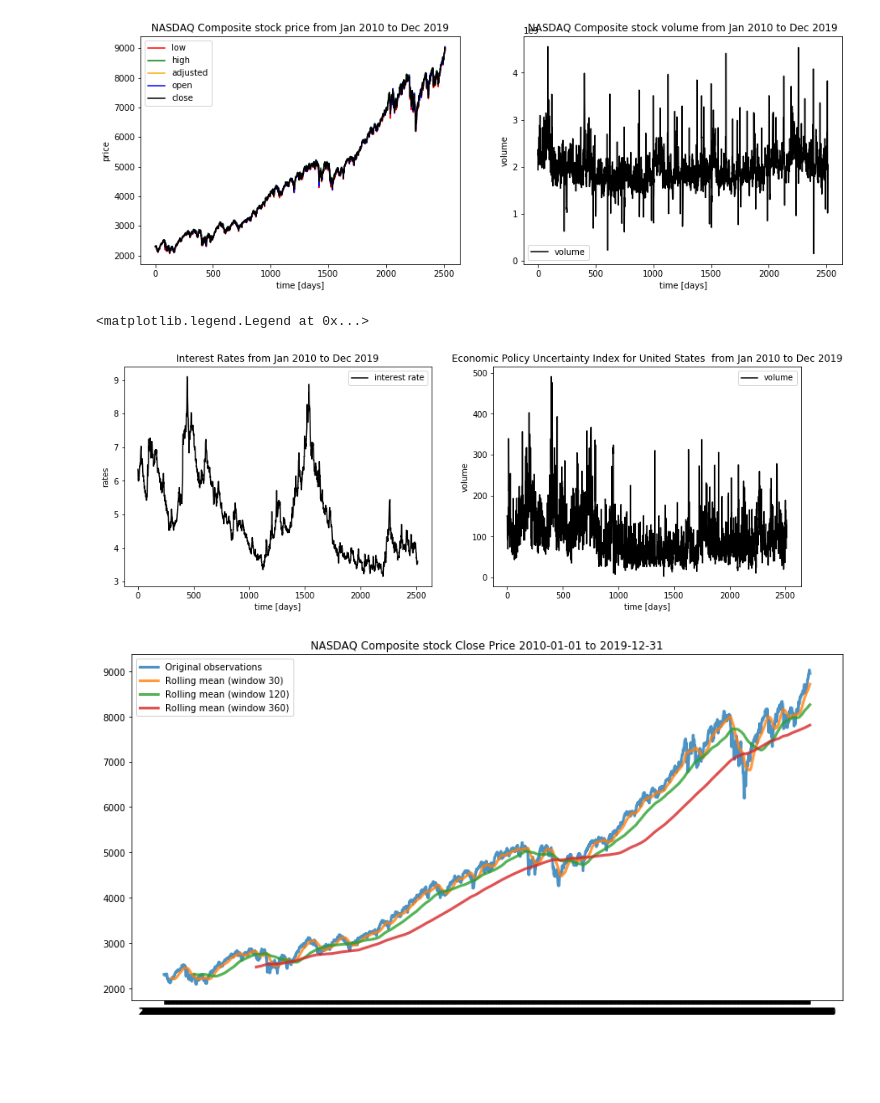
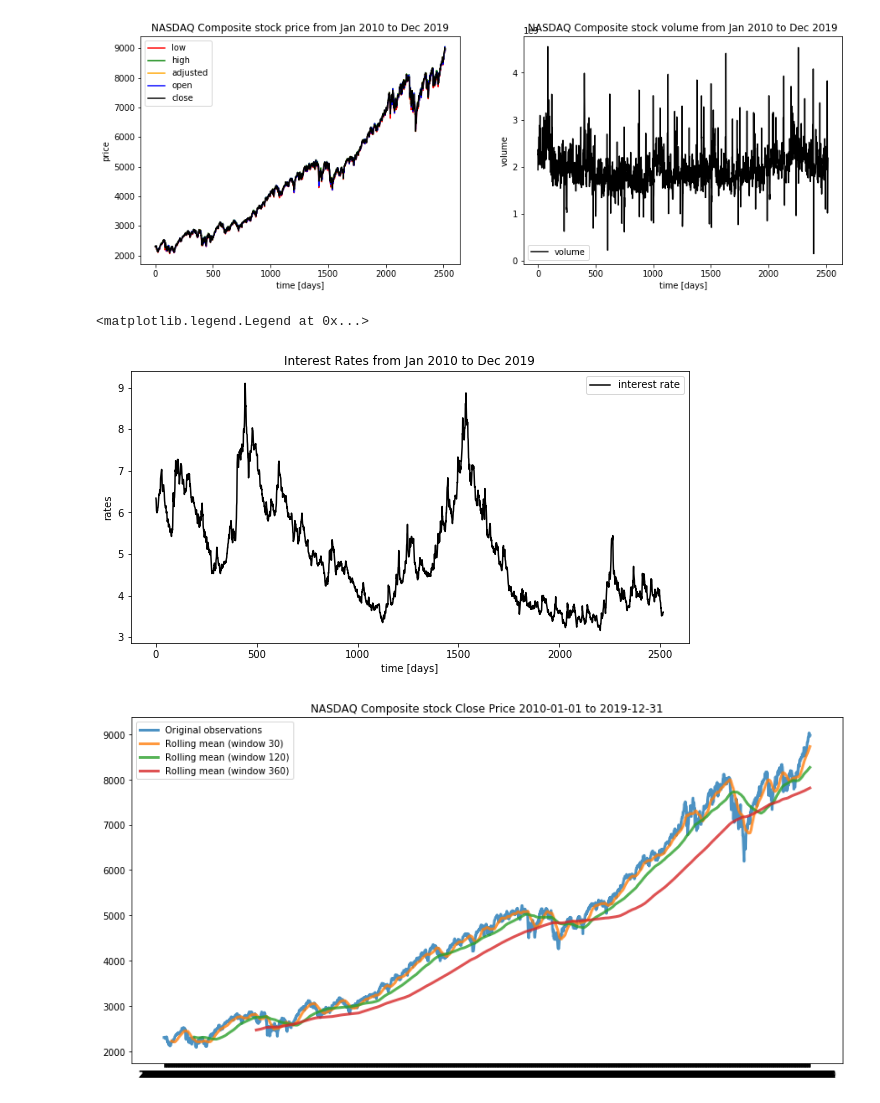
Before and after one commit to KoalaChelsea/NASDAQ-Time-Series-Project, a Jupyter notebook: LSTM Multivariate using prior time step.ipynb, the cells around one changed output. Drawn from its saved outputs; the diff is of its cells as text; code cells hidden in the pictures; blank space fills up the shorter version.

```diff
--- a/LSTM Multivariate using prior time step.ipynb
+++ b/LSTM Multivariate using prior time step.ipynb
@@ -14,7 +14,7 @@ from tqdm import tqdm
 Using TensorFlow backend.
 # %%
 # import all stock prices
-df_stock = pd.read_csv("NASDAQ_Composite.csv", index_col = 0)
+df_stock = pd.read_csv("NASDAQ_Composite_2020.csv", index_col = 0)
 df_stock.head()
 # %% [output]
 |  | IXIC.Open | IXIC.High | IXIC.Low | IXIC.Close | IXIC.Volume | IXIC.Adjusted |
@@ -39,6 +27,6 @@ df_uncertainty.head()
 # %%
 # ICE BofA US High Yield Index Option-Adjusted Spread
-df_interest_rate = pd.read_csv("BAMLH0A0HYM2.csv", index_col = 0)
+df_interest_rate = pd.read_csv("BAMLH0A0HYM2_2020.csv", index_col = 0)
 df_interest_rate.head()
 # %% [output]
 |  | BAMLH0A0HYM2 |
@@ -75,6 +60,5 @@ set()
 # %%
 # Merge stocks and bonds DataFrames using join()
 df = df_stock.join(df_interest_rate, how='left')
-df = df.join(df_uncertainty, how='left')
 df.head(10)
 # %% [output]
@@ -121,11 +115,12 @@ df.describe()
 # %%
+df_plot = df['2010-01-01':'2019-12-31']
 plt.figure(figsize=(15, 5))
 plt.subplot(1,2,1)
-plt.plot(df['IXIC.Low'].values, color='red', label='low')
-plt.plot(df['IXIC.High'].values, color='green', label='high')
-plt.plot(df['IXIC.Adjusted'].values, color='orange', label='adjusted')
-plt.plot(df['IXIC.Open'].values, color='blue', label='open')
-plt.plot(df['IXIC.Close'].values, color='black', label='close')
+plt.plot(df_plot['IXIC.Low'].values, color='red', label='low')
+plt.plot(df_plot['IXIC.High'].values, color='green', label='high')
+plt.plot(df_plot['IXIC.Adjusted'].values, color='orange', label='adjusted')
+plt.plot(df_plot['IXIC.Open'].values, color='blue', label='open')
+plt.plot(df_plot['IXIC.Close'].values, color='black', label='close')
 plt.title('NASDAQ Composite stock price from Jan 2010 to Dec 2019')
 plt.xlabel('time [days]')
 plt.ylabel('price')
@@ -133,7 +128,7 @@ plt.legend(loc='best')
 
 
 plt.subplot(1,2,2)
-plt.plot(df['IXIC.Volume'].values, color='black', label='volume')
+plt.plot(df_plot['IXIC.Volume'].values, color='black', label='volume')
 plt.title('NASDAQ Composite stock volume from Jan 2010 to Dec 2019')
 plt.xlabel('time [days]')
 plt.ylabel('volume')
@@ -142,22 +137,14 @@ plt.legend(loc='best')
 <matplotlib.legend.Legend at 0x...>
 [figure]
 # %%
-plt.figure(figsize=(15, 5))
-plt.subplot(1,2,1)
-plt.plot(df.BAMLH0A0HYM2.values, color='black', label='interest rate')
+plt.figure(figsize=(10, 5))
+plt.plot(df_plot.BAMLH0A0HYM2.values, color='black', label='interest rate')
 plt.title('Interest Rates from Jan 2010 to Dec 2019')
 plt.xlabel('time [days]')
 plt.ylabel('rates')
 plt.legend(loc='best')
-
-plt.subplot(1,2,2)
-plt.plot(df.USEPUINDXD.values, color='black', label='volume')
-plt.title('Economic Policy Uncertainty Index for United States  from Jan 2010 to Dec 2019')
-plt.xlabel('time [days]')
-plt.ylabel('volume')
-plt.legend(loc='best')
 # %% [output]
 <matplotlib.legend.Legend at 0x...>
-[figure, old version]
+[figure, new version]
 # %%
 # Moving average
```
Also changed, not shown: parts of 28 cells of this notebook.
